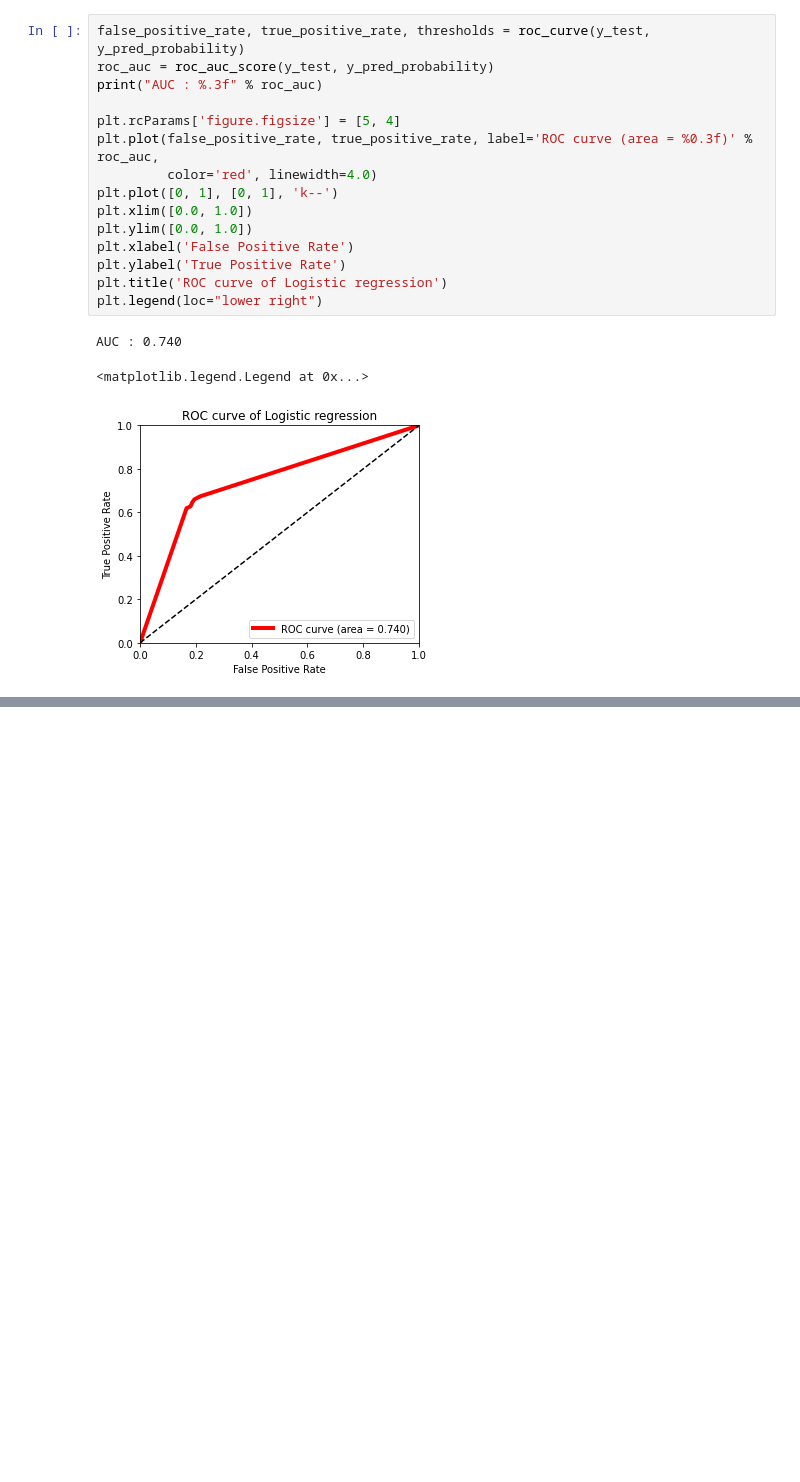
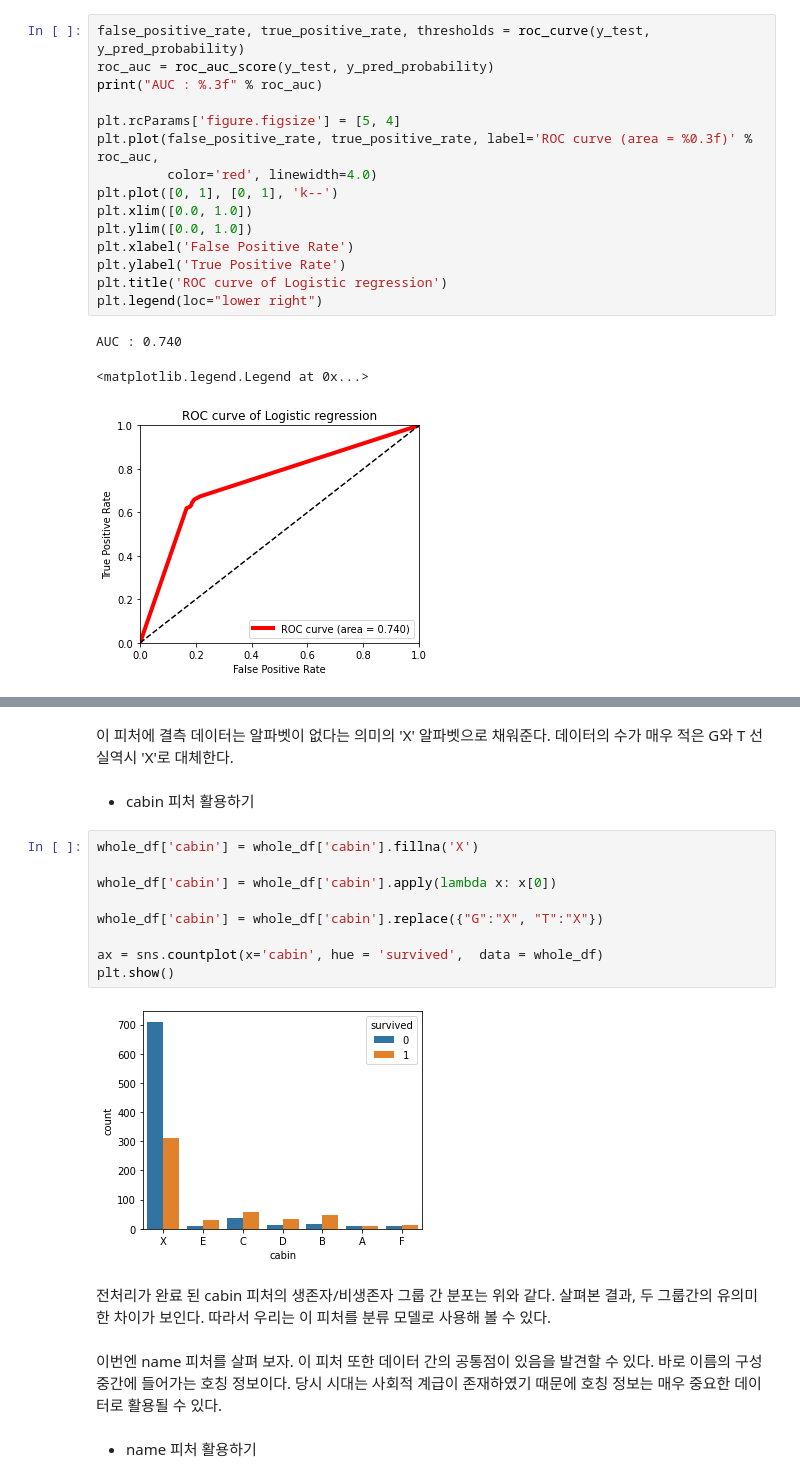
Before and after one commit to jaeyoon89/python_data_analysis, a Jupyter notebook: ch4-1_titanic_classification.ipynb, the cells around one changed output, grey strips where cells are left out. Drawn from its saved outputs; the diff is of its cells as text; blank space fills up the shorter version.

Commit message:
data_analysis_titanic_classification

```diff
--- a/ch4-1_titanic_classification.ipynb
+++ b/ch4-1_titanic_classification.ipynb
@@ -326,0 +345,22 @@ train_idx_num = len(df_train)
+# %% [markdown]
+이 피처에 결측 데이터는 알파벳이 없다는 의미의 'X' 알파벳으로 채워준다. 데이터의 수가 매우 적은 G와 T 선실역시 'X'로 대체한다.
+# %% [markdown]
+- cabin 피처 활용하기
+# %%
+whole_df['cabin'] = whole_df['cabin'].fillna('X')
+
+whole_df['cabin'] = whole_df['cabin'].apply(lambda x: x[0])
+
+whole_df['cabin'] = whole_df['cabin'].replace({"G":"X", "T":"X"})
+
+ax = sns.countplot(x='cabin', hue = 'survived',  data = whole_df)
+plt.show()
+# %% [output]
+[figure, added]
+# %% [markdown]
+전처리가 완료 된 cabin 피처의 생존자/비생존자 그룹 간 분포는 위와 같다. 살펴본 결과, 두 그룹간의 유의미한 차이가 보인다. 따라서 우리는 이 피처를 분류 모델로 사용해 볼 수 있다.
+# %% [markdown]
+이번엔 name 피처를 살펴 보자. 이 피처 또한 데이터 간의 공통점이 있음을 발견할 수 있다. 바로 이름의 구성 중간에 들어가는 호칭 정보이다.
+당시 시대는 사회적 계급이 존재하였기 때문에 호칭 정보는 매우 중요한 데이터로 활용될 수 있다.
+# %% [markdown]
+- name 피처 활용하기
```
Also changed, not shown: parts of 21 cells of this notebook.
